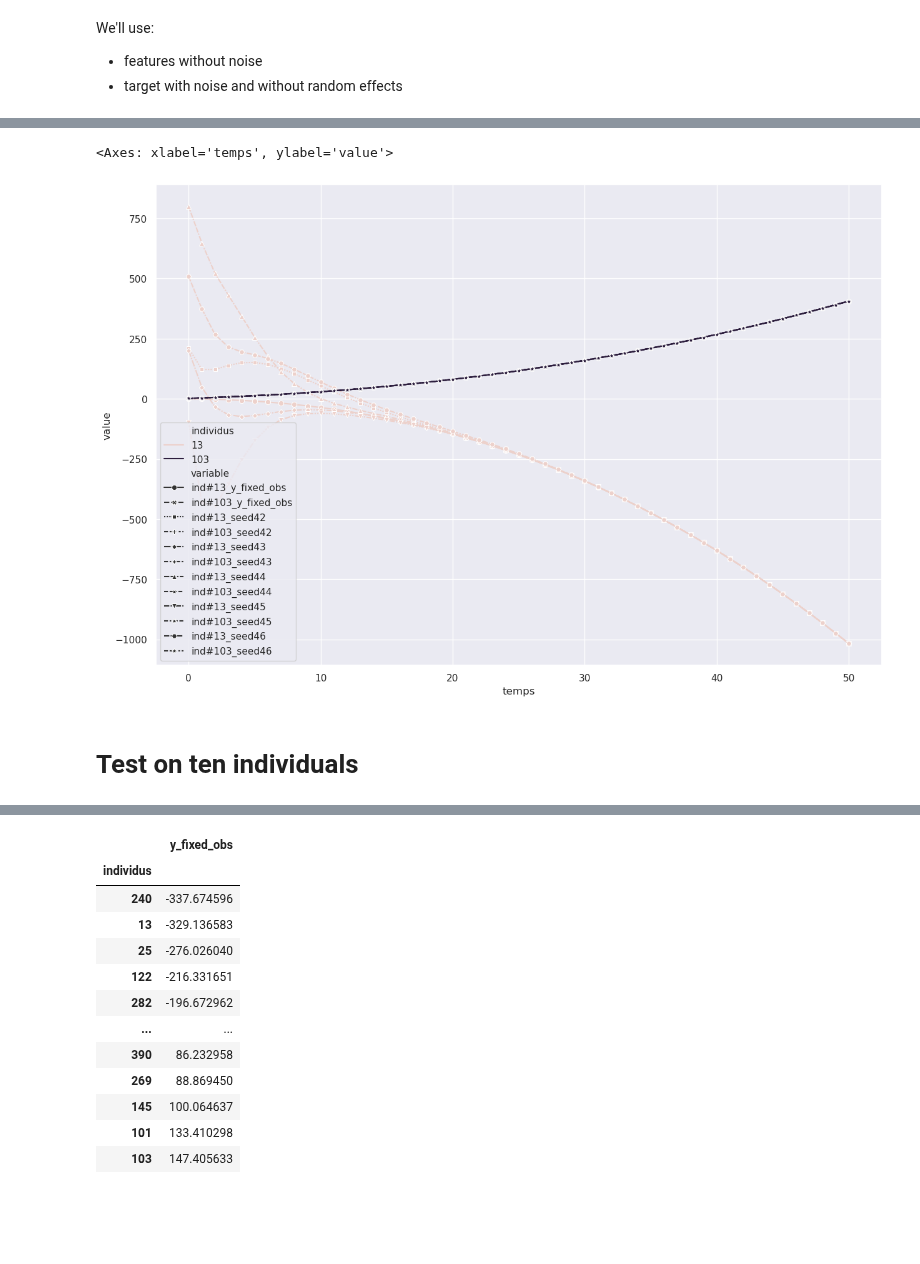
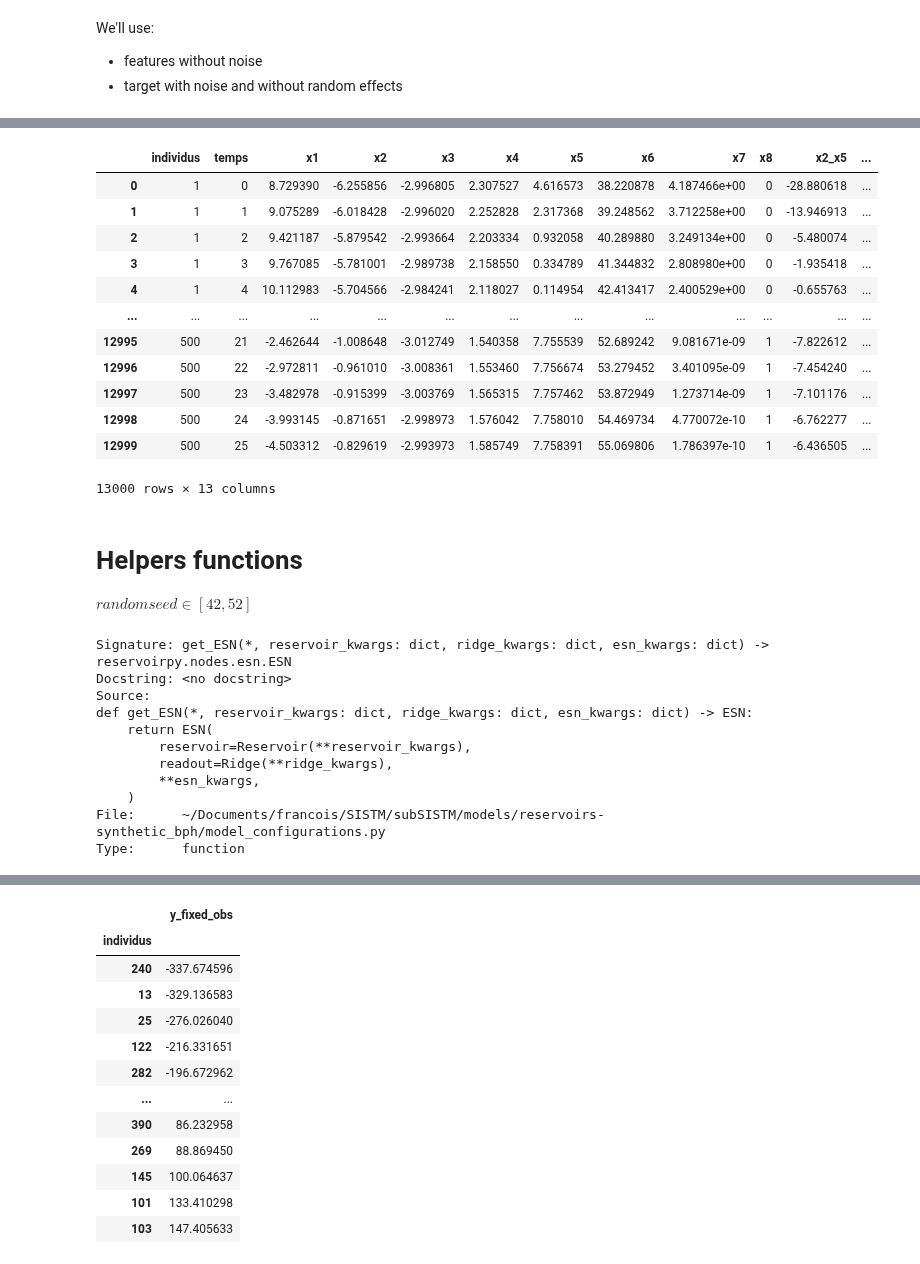
Before and after one commit to FrankwaP/subSISTM, a Jupyter notebook: models/reservoirs-synthetic_bph/00_basic_reservoir_test.ipynb, the cells around one changed output, grey strips where cells are left out. Cells and saved outputs as stored; diff of their text form; code cells hidden in the pictures; blank space fills up the shorter version.

```diff
--- a/models/reservoirs-synthetic_bph/00_basic_reservoir_test.ipynb
+++ b/models/reservoirs-synthetic_bph/00_basic_reservoir_test.ipynb
@@ -285,9 +48,43 @@ data_plot
-# %%
-sns.lineplot(
-    data_plot, x="temps", y="value", hue="individus", style="variable", markers=True
-)
-# %% [output]
-<Axes: xlabel='temps', ylabel='value'>
-[figure, removed]
-# %% [markdown]
-# Test on ten individuals
+# %%
+SERIES_COLUMN_NAME = "individus"
+TIMESTEPS_COLUMN_NAME = "temps"
+
+group_labels = [SERIES_COLUMN_NAME, TIMESTEPS_COLUMN_NAME]
+
+x_labels = [l for l in data.columns if l.startswith("x") and not l.endswith("obs")]
+y_labels = [l for l in data.columns if l.startswith("y_fixed") and l.endswith("obs")]
+
+data = data[group_labels + x_labels + y_labels]
+data
+# %% [output]
+|  | individus | temps | x1 | x2 | x3 | x4 | x5 | x6 | x7 | x8 | x2_x5 | ... |
+| 0 | 1 | 0 | 8.729390 | -6.255856 | -2.996805 | 2.307527 | 4.616573 | 38.220878 | 4.187466e+00 | 0 | -28.880618 | ... |
+| 1 | 1 | 1 | 9.075289 | -6.018428 | -2.996020 | 2.252828 | 2.317368 | 39.248562 | 3.712258e+00 | 0 | -13.946913 | ... |
+| 2 | 1 | 2 | 9.421187 | -5.879542 | -2.993664 | 2.203334 | 0.932058 | 40.289880 | 3.249134e+00 | 0 | -5.480074 | ... |
+| 3 | 1 | 3 | 9.767085 | -5.781001 | -2.989738 | 2.158550 | 0.334789 | 41.344832 | 2.808980e+00 | 0 | -1.935418 | ... |
+| 4 | 1 | 4 | 10.112983 | -5.704566 | -2.984241 | 2.118027 | 0.114954 | 42.413417 | 2.400529e+00 | 0 | -0.655763 | ... |
+| ... | ... | ... | ... | ... | ... | ... | ... | ... | ... | ... | ... | ... |
+| 12995 | 500 | 21 | -2.462644 | -1.008648 | -3.012749 | 1.540358 | 7.755539 | 52.689242 | 9.081671e-09 | 1 | -7.822612 | ... |
+| 12996 | 500 | 22 | -2.972811 | -0.961010 | -3.008361 | 1.553460 | 7.756674 | 53.279452 | 3.401095e-09 | 1 | -7.454240 | ... |
+| 12997 | 500 | 23 | -3.482978 | -0.915399 | -3.003769 | 1.565315 | 7.757462 | 53.872949 | 1.273714e-09 | 1 | -7.101176 | ... |
+| 12998 | 500 | 24 | -3.993145 | -0.871651 | -2.998973 | 1.576042 | 7.758010 | 54.469734 | 4.770072e-10 | 1 | -6.762277 | ... |
+| 12999 | 500 | 25 | -4.503312 | -0.829619 | -2.993973 | 1.585749 | 7.758391 | 55.069806 | 1.786397e-10 | 1 | -6.436505 | ... |
+13000 rows × 13 columns
+# %% [markdown]
+# Helpers functions
+
+$random seed \in [42, 52]$
+# %%
+get_ESN??
+# %% [output]
+Signature: get_ESN(*, reservoir_kwargs: dict, ridge_kwargs: dict, esn_kwargs: dict) -> reservoirpy.nodes.esn.ESN
+Docstring: <no docstring>
+Source:
+def get_ESN(*, reservoir_kwargs: dict, ridge_kwargs: dict, esn_kwargs: dict) -> ESN:
+    return ESN(
+        reservoir=Reservoir(**reservoir_kwargs),
+        readout=Ridge(**ridge_kwargs),
+        **esn_kwargs,
+    )
+File:      ~/Documents/francois/SISTM/subSISTM/models/reservoirs-synthetic_bph/model_configurations.py
+Type:      function
```
Also changed, not shown: parts of 42 cells of this notebook.
